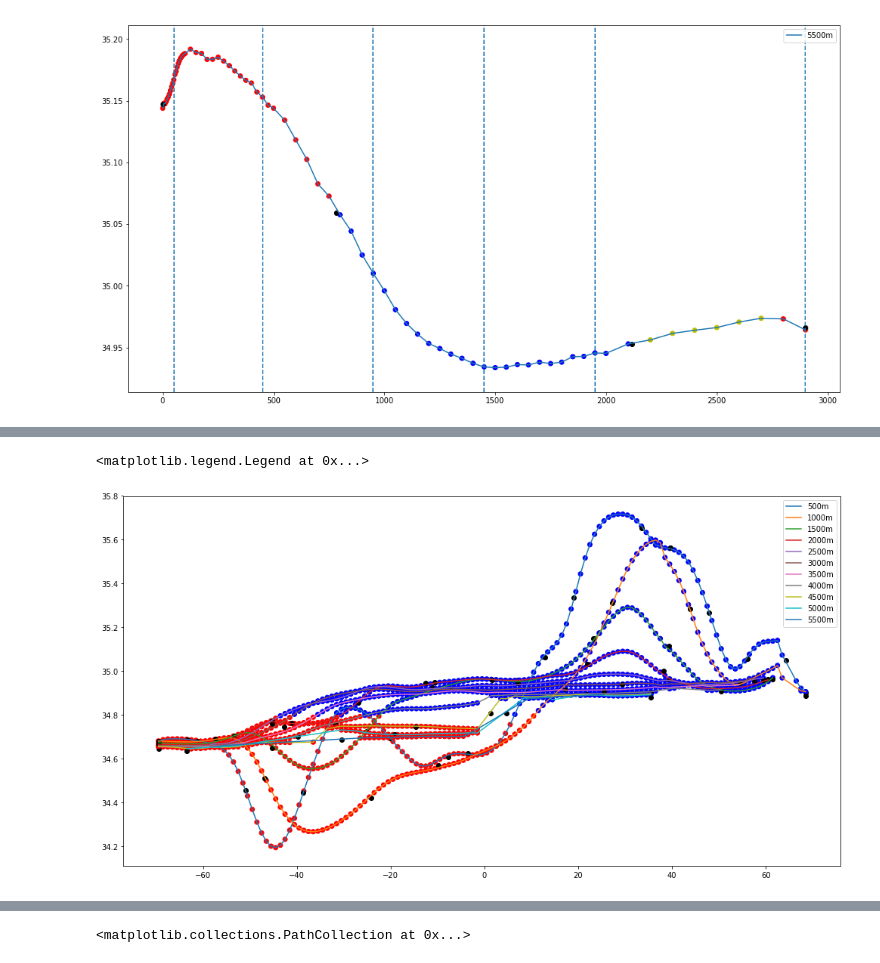
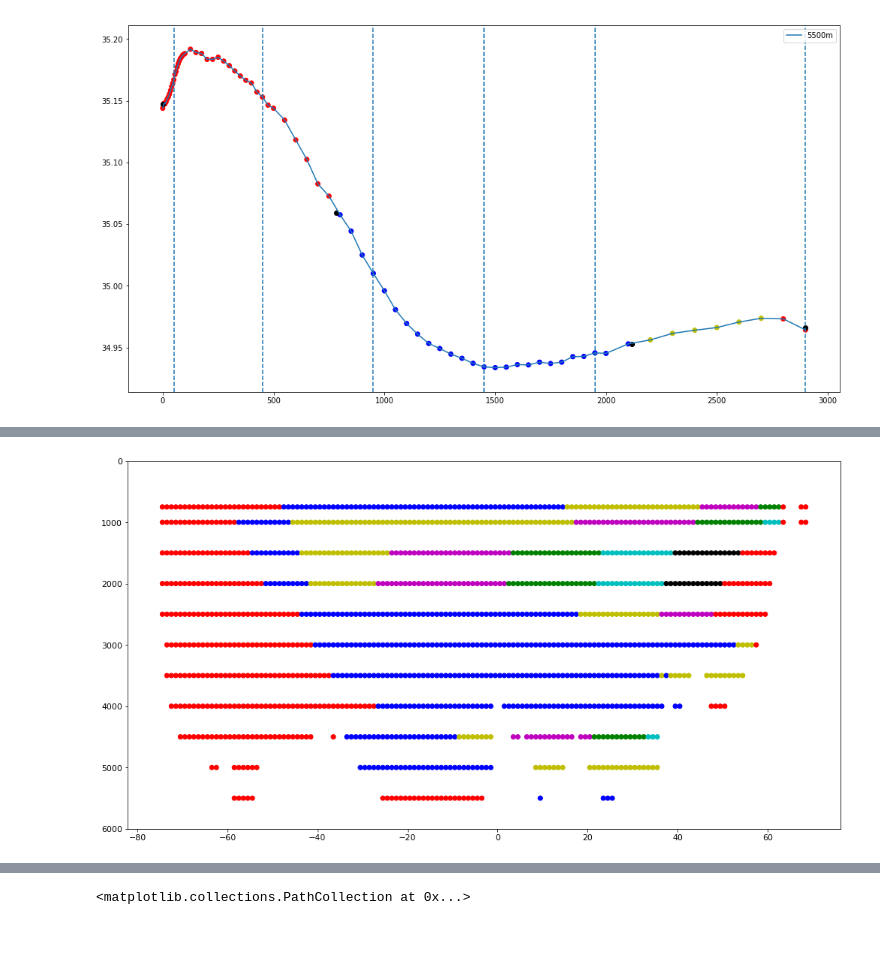
Before and after one commit to jordanplanders/Thinkful, a Jupyter notebook: Capstone Project/watercol_connectedness.ipynb, the cells around one changed output, grey strips where cells are left out. Drawn from its saved outputs; the diff is of its cells as text; code cells hidden in the pictures; blank space fills up the shorter version.

Commit message:
revised endmember analysis

```diff
--- a/Capstone Project/watercol_connectedness.ipynb
+++ b/Capstone Project/watercol_connectedness.ipynb
@@ -139,8 +139,8 @@ class water_column():
         # two endmember mixing model
         if mode == 'two_endmember':
             mixing_ratios = [np.zeros(2) for ik in range(len(ax))]
-            u_char = 34.652698999999998
-            l_char = 34.939200999999997
+            u_char = min( self._feat_data_avgd) #34.652698999999998
+            l_char = max(self._feat_data_avgd) #34.939200999999997
             for ik in range(len(ax)):
                 mixing_ratios[ik][0] = max(min((self._feat_data_avgd[ik]-l_char)/(u_char-l_char), 1), 0)
                 mixing_ratios[ik][1] = 1-mixing_ratios[ik][0]
@@ -249,7 +249,7 @@ class paths:
 lat_bins = [(x, x+3) for x in range(-80,80, 3)]
 depths = [x for x in range(250,6500, 250)]
 # %%
-lineLon = -30
+lineLon = -25
 minLat, maxLat = -80, 80
 
 tracer_d = {'temperature':'blue', 'salinity': 'red', 'phosphate': 'green', 'oxygen':'purple'}
@@ -335,31 +400,31 @@ plt.legend()
 # %%
 # dataset_SA = dataFetcher()
 # dataset_SA.return_from_psql('SELECT latitude, longitude, depth, {} from woa13 WHERE latitude <-50 and latitude > -70 and longitude < -20 and longitude >-40 order by depth'.format(tracer),['latitude', 'longitude', 'depth', tracer], [tracer], 'longitude', 'latitude')
-# currently trying to come up with mixing trajectories along _x
+#currently trying to come up with mixing trajectories along _x
 # fig, ax = plt.figure(nrows=1, ncols=1,figsize=(10+6, 9))
 fig, ax = plt.subplots(nrows=1, ncols=1, figsize=(17, 9), facecolor='w')
 
 
 # ax = fig.add_subplot()
 
-depths = [500, 1000, 1500, 2000, 2500, 3000, 3500, 4000, 4500, 5000, 5500]
+depths = [750, 1000, 1500, 2000, 2500, 3000, 3500, 4000, 4500, 5000, 5500]
 d_traj = {}
 for dpth in depths:
     Atl = water_column(dataset, 'traj', depth= dpth)
     Atl.get_char_values()
 
-    Atl.get_mixing_labels('two_endmember')
+    Atl.get_mixing_labels('n_members')
     d_traj[dpth] = Atl
 #     ax.scatter(Atl._x, Atl._feat_data, c = Atl.mixing_labels)
 #     ax.plot(Atl._x, Atl._feat_data, label = str(dpth)+'m')
-    ax.scatter(Atl._ax_avgd, Atl._feat_data_avgd, c = Atl.mixing_labels)
-    ax.plot(Atl._ax_avgd, Atl._feat_data_avgd, label = str(dpth)+'m')
-    ax.scatter(Atl._ax_smooth[Atl.extrema_d2], Atl._feat_data_smooth[Atl.extrema_d2], color='k')
-
+    ax.scatter(Atl._ax_avgd, [dpth for ik in range(len(Atl._feat_data_avgd))], c = Atl.mixing_labels)
+#     ax.scatter(Atl._ax_avgd, Atl._feat_data_avgd, c = Atl.mixing_labels)
+#     ax.plot(Atl._ax_avgd, Atl._feat_data_avgd, label = str(dpth)+'m')
+#     ax.scatter(Atl._ax_smooth[Atl.extrema_d2], Atl._feat_data_smooth[Atl.extrema_d2], color='k')
+    ax.set_ylim([6000, 0])
 
 
 plt.legend()
 # ax.set_ylim([34.64, 34.68])
 # %% [output]
-<matplotlib.legend.Legend at 0x...>
-[figure, old version]
+[figure, new version]
```
Also changed, not shown: parts of 4 cells of this notebook, 1 other file.
